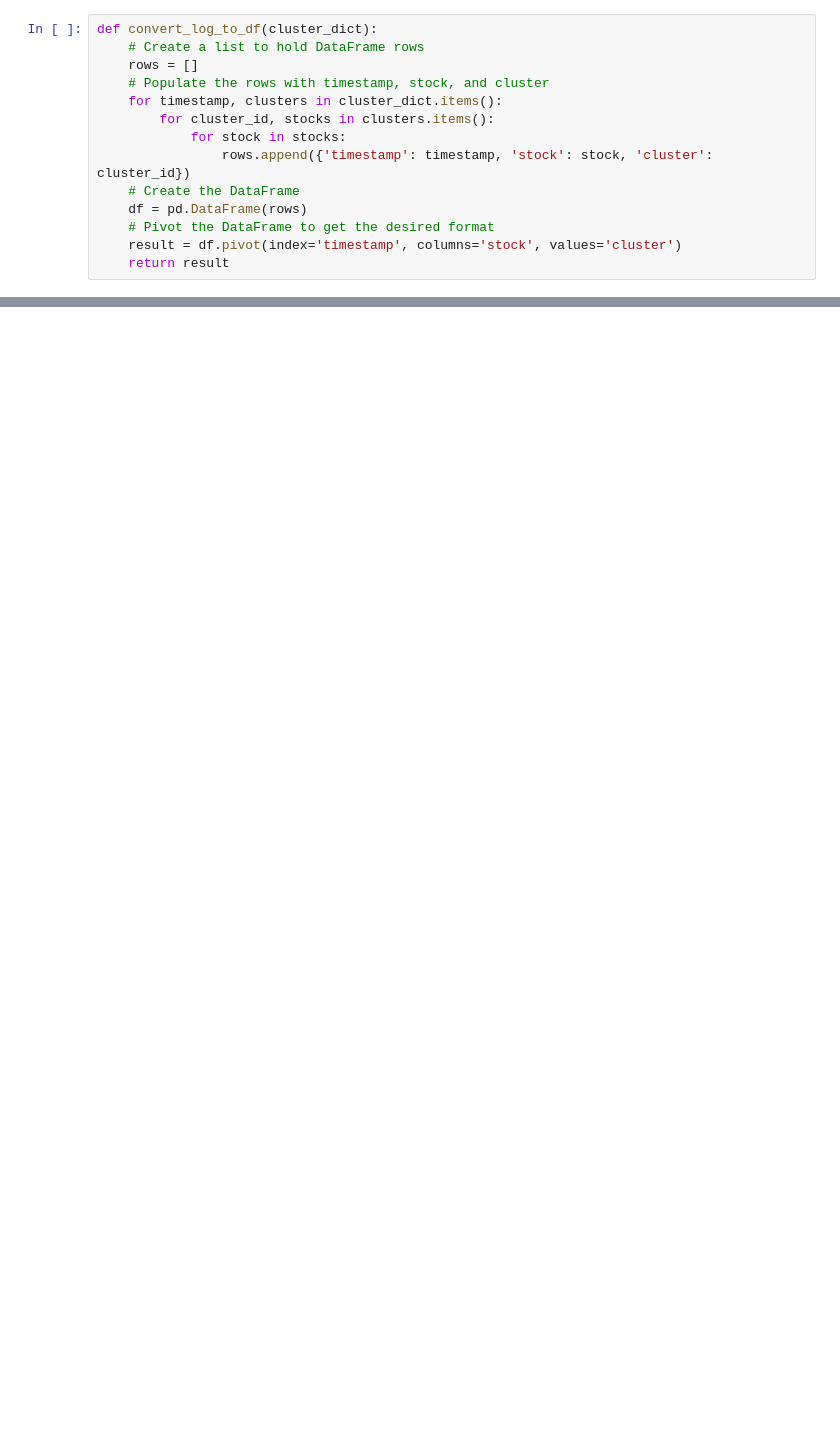
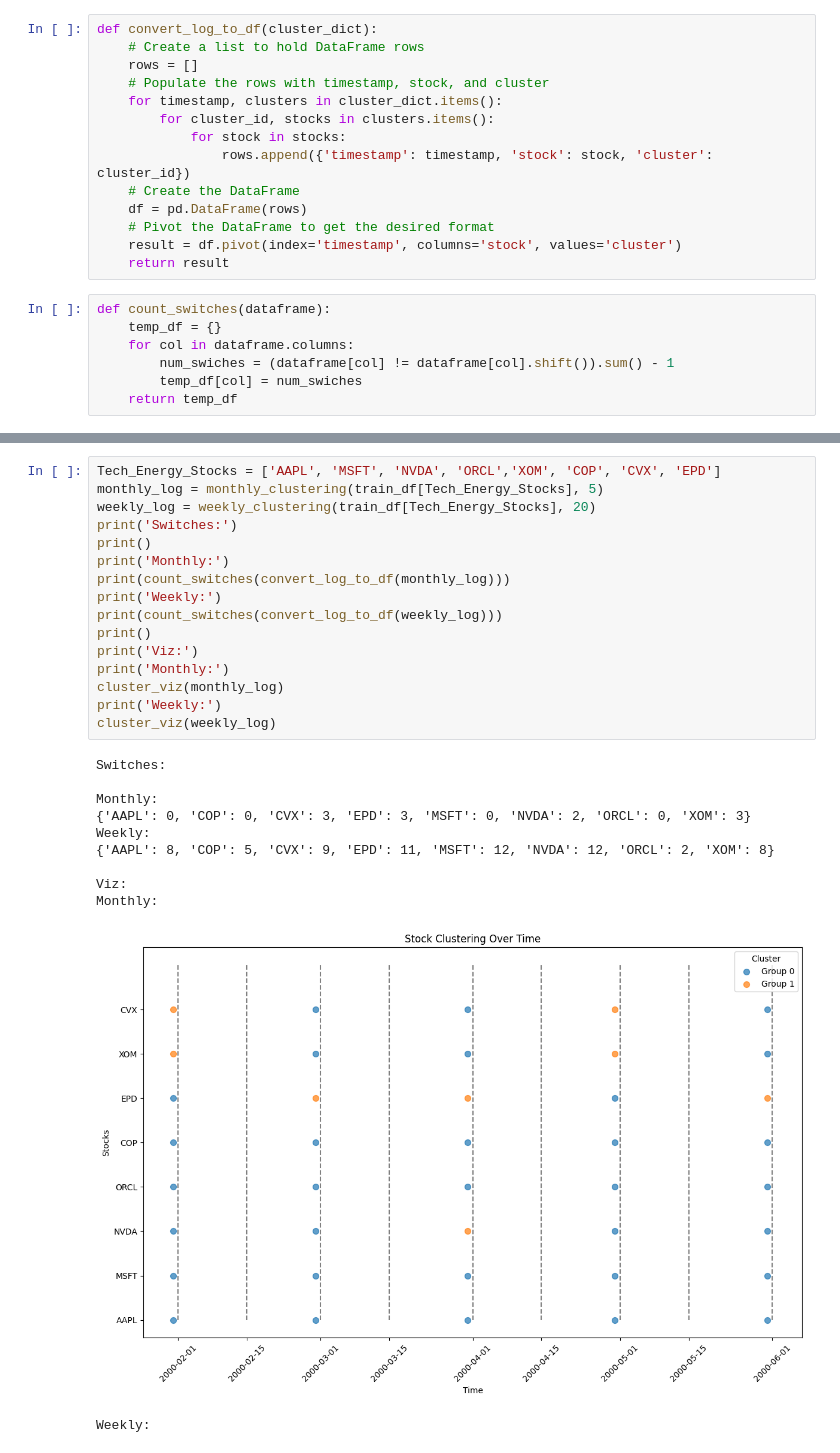
Before and after one commit to TInglefield/Math4920Project, a Jupyter notebook: Project_Draft7.ipynb, the cells around one changed output, grey strips where cells are left out. Saved outputs shown, nothing was run; the diff lists cells and outputs as text; blank space fills up the shorter version.

```diff
--- a/Project_Draft7.ipynb
+++ b/Project_Draft7.ipynb
@@ -299,3 +240,10 @@ def convert_log_to_df(cluster_dict):
     # Pivot the DataFrame to get the desired format
     result = df.pivot(index='timestamp', columns='stock', values='cluster')
     return result
+# %%
+def count_switches(dataframe):
+    temp_df = {}
+    for col in dataframe.columns:
+        num_swiches = (dataframe[col] != dataframe[col].shift()).sum() - 1
+        temp_df[col] = num_swiches
+    return temp_df
@@ -360,0 +331,28 @@ prices_with_market[['AMZN','ADI','AKAM']].plot()
+# %%
+Tech_Energy_Stocks = ['AAPL', 'MSFT', 'NVDA', 'ORCL','XOM', 'COP', 'CVX', 'EPD']
+monthly_log = monthly_clustering(train_df[Tech_Energy_Stocks], 5)
+weekly_log = weekly_clustering(train_df[Tech_Energy_Stocks], 20)
+print('Switches:')
+print()
+print('Monthly:')
+print(count_switches(convert_log_to_df(monthly_log)))
+print('Weekly:')
+print(count_switches(convert_log_to_df(weekly_log)))
+print()
+print('Viz:')
+print('Monthly:')
+cluster_viz(monthly_log)
+print('Weekly:')
+cluster_viz(weekly_log)
+# %% [output]
+Switches:
+
+Monthly:
+{'AAPL': 0, 'COP': 0, 'CVX': 3, 'EPD': 3, 'MSFT': 0, 'NVDA': 2, 'ORCL': 0, 'XOM': 3}
+Weekly:
+{'AAPL': 8, 'COP': 5, 'CVX': 9, 'EPD': 11, 'MSFT': 12, 'NVDA': 12, 'ORCL': 2, 'XOM': 8}
+
+Viz:
+Monthly:
+[figure, added]
+Weekly:
```
Also changed, not shown: parts of 28 cells of this notebook.
